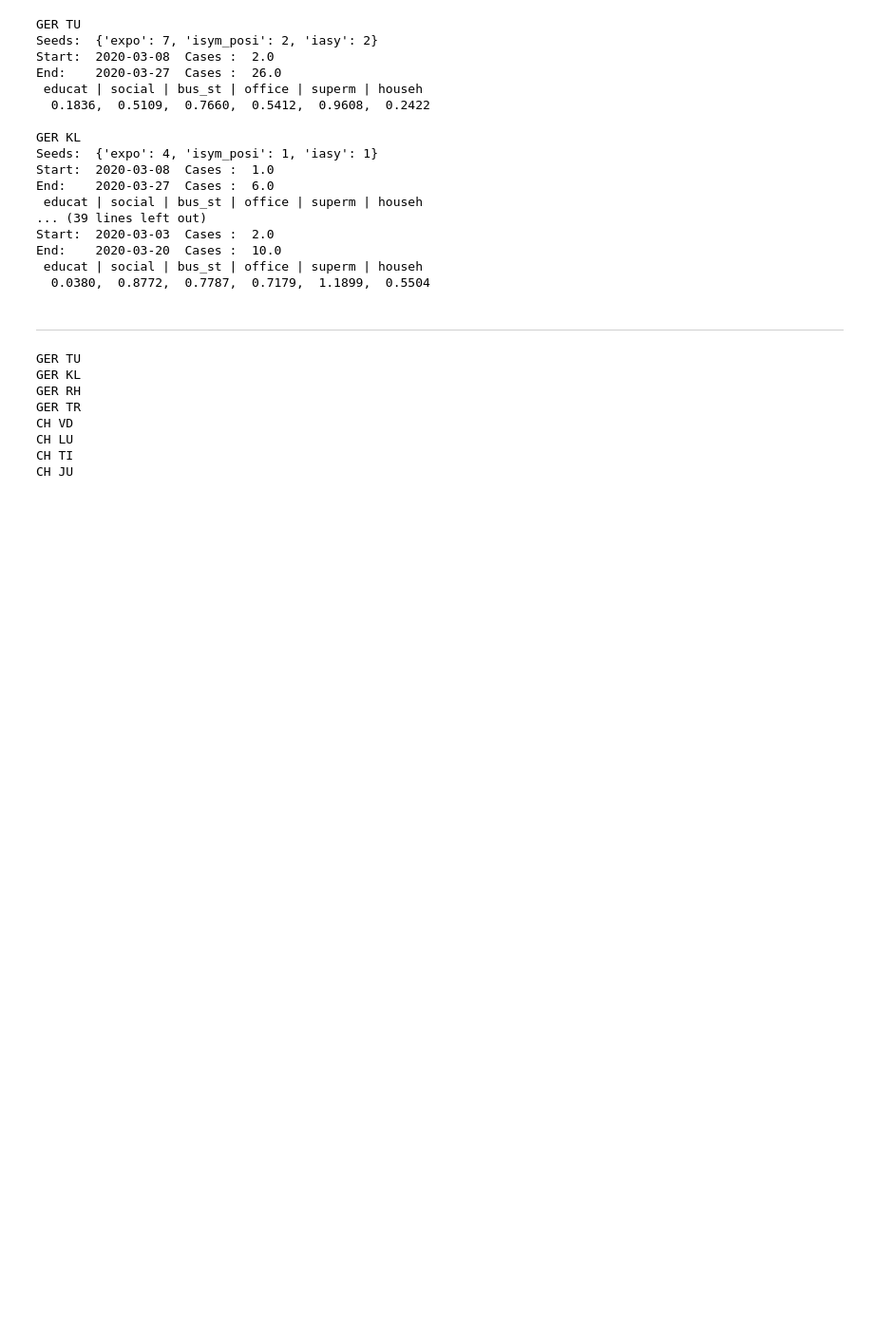
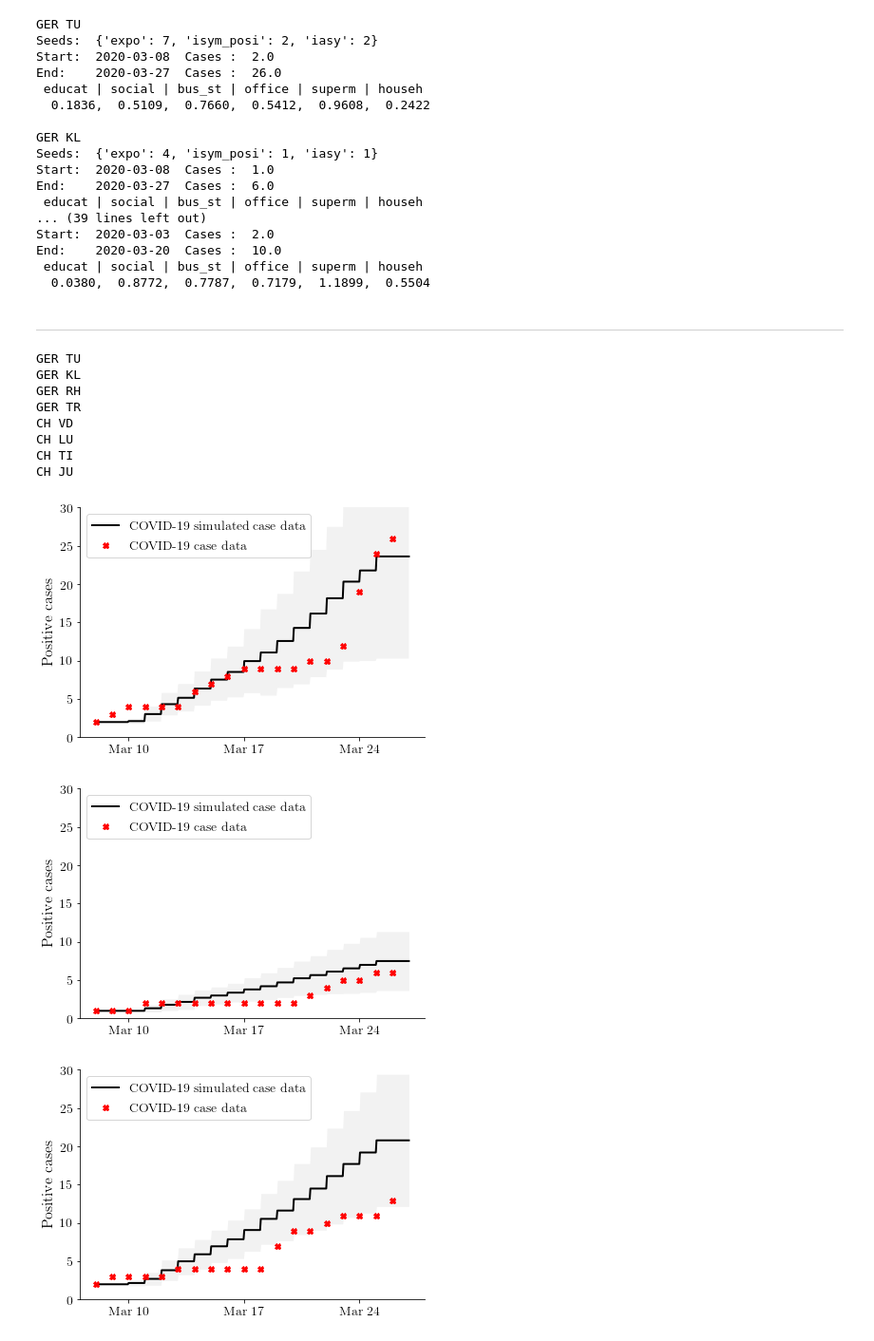
Before and after one commit to covid19-model/simulator, a Jupyter notebook: sim/calibration-plot.ipynb, the cells around one changed output. Shown at 95% size. Drawn from its saved outputs; the diff is of its cells as text; code cells hidden in the pictures; blank space fills up the shorter version.

```diff
--- a/sim/calibration-plot.ipynb
+++ b/sim/calibration-plot.ipynb
@@ -252,43 +224,46 @@ for country in ['GER', 'CH']:
 
         # load mobility file
         with open(mob_settings, 'rb') as fp:
             obj = pickle.load(fp)
         mob = MobilitySimulator(**obj)
 
         # case data
         new_cases_ = collect_data_from_df(country=country, area=area, datatype='new',
         start_date_string=start_date, end_date_string=end_date)
         new_cases = np.ceil((mob.num_people_unscaled * new_cases_)
                           / (mob.downsample * mob.region_population))
 
 
         summary = load_summary('summary_calib_{}_{}.pk'.format(country, area))
         plotter = Plotter()
-#         plotter.plot_positives_vs_target(
-#             summary, new_cases.sum(axis=1),
-#             title='Calibration period',
+        plotter.plot_positives_vs_target(
+            summary, new_cases.sum(axis=1),
+            title='Calibration period',
+            filename='calibration_{}_{}_00'.format(country, area),
+            figsize=(6, 4),
+            start_date=start_date,
+            errorevery=1, acc=1000,
+            ymax=ymax[country][area])
+
+#         plotter.plot_age_group_positives_vs_target(summary, new_cases,
+#             ytitle=f'{country}-{area}',
 #             filename='calibration_{}_{}_00'.format(country, area),
-#             figsize=(6, 4),
+#             figsize=(16, 2.5),
 #             start_date=start_date,
 #             errorevery=1, acc=1000,
-#             ymax=ymax[country][area])
-
-        plotter.plot_age_group_positives_vs_target(summary, new_cases,
-            ytitle=f'{country}-{area}',
-            filename='calibration_{}_{}_00'.format(country, area),
-            figsize=(16, 2.5),
-            start_date=start_date,
-            errorevery=1, acc=1000,
-            ymax=ymax[country][area] / 4)
+#             ymax=ymax[country][area] / 4)
 
 #         break
 #     break
 # %% [output]
 GER TU
 GER KL
 GER RH
 GER TR
 CH VD
 CH LU
 CH TI
 CH JU
+[figure, added]
+[figure, added]
+[figure, added]
```
Also changed, not shown: parts of 3 cells of this notebook, 6 other files.
